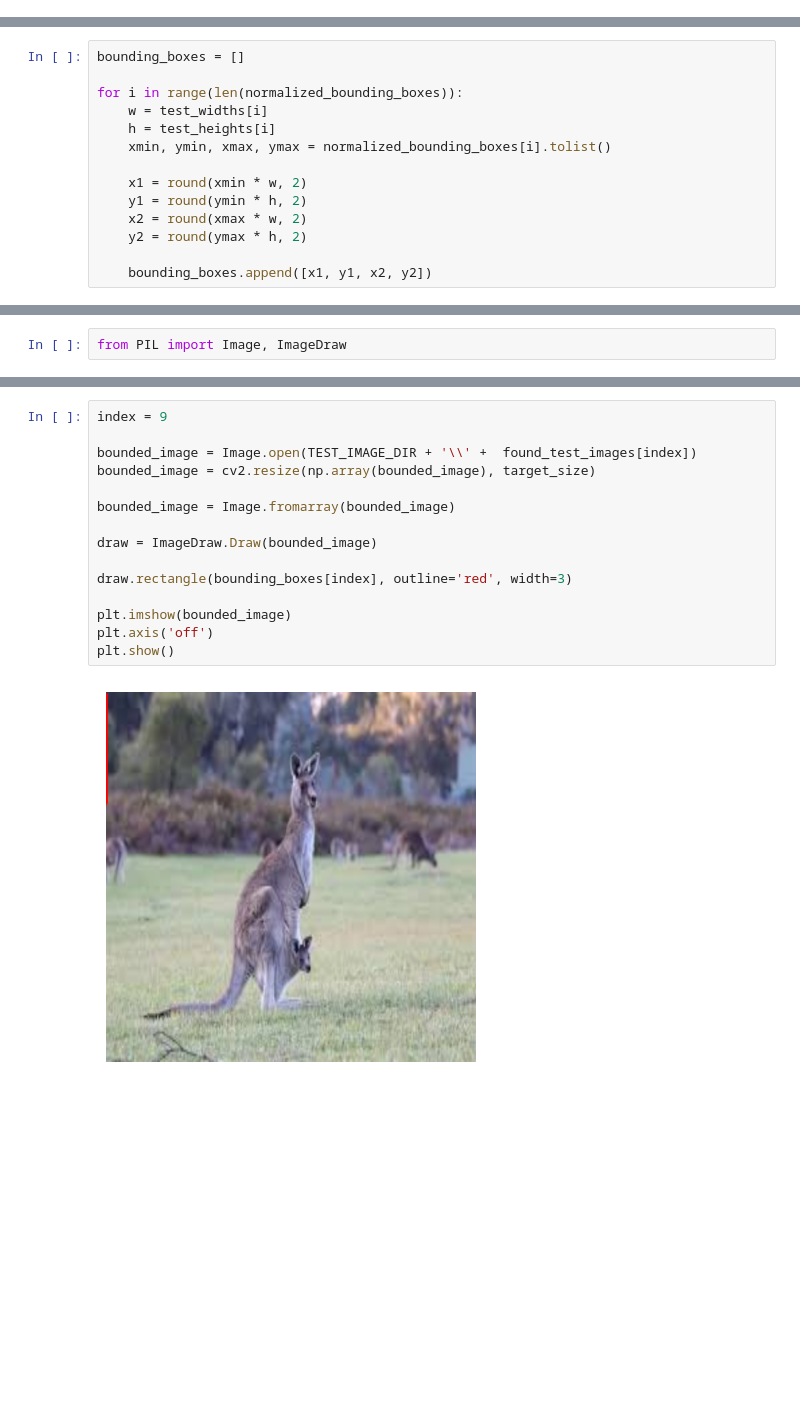
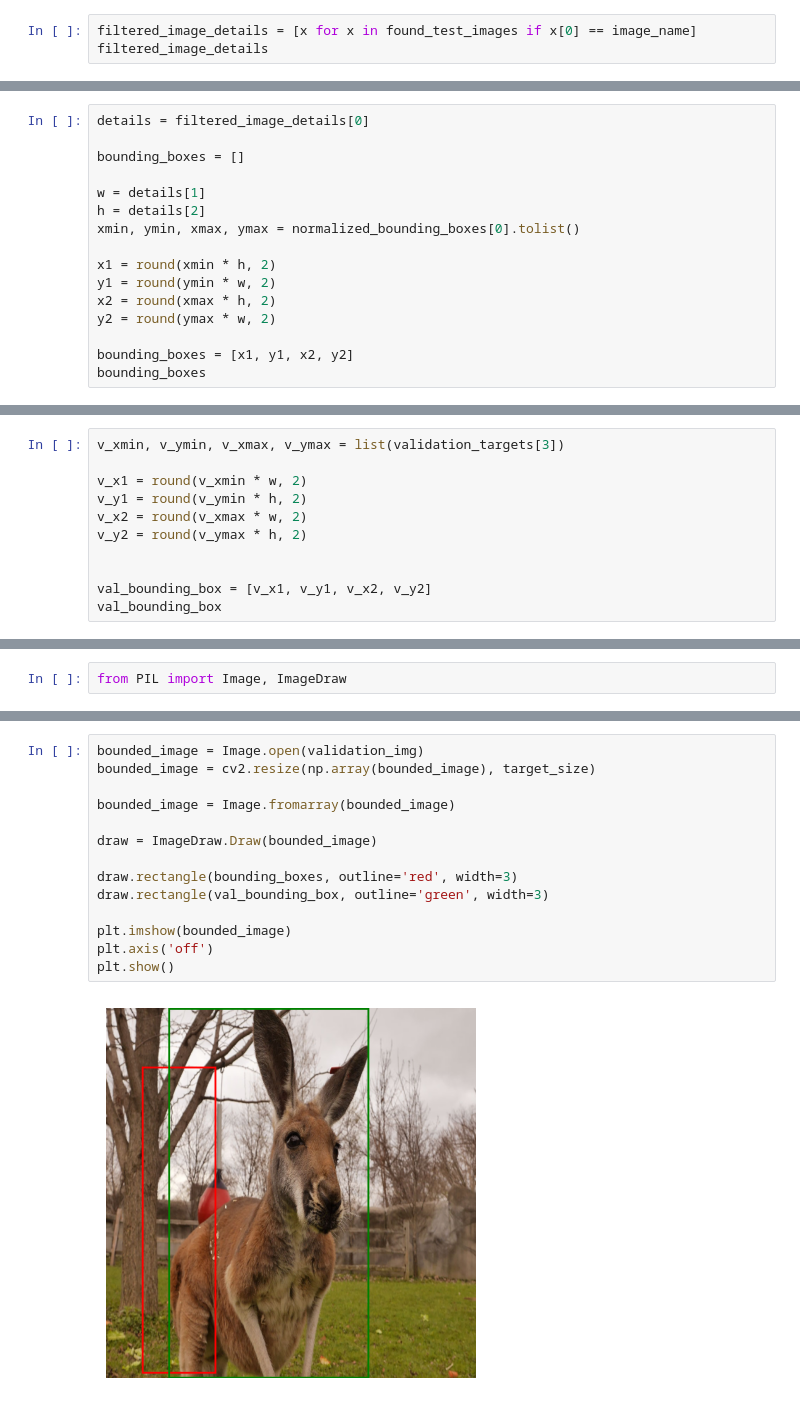
Before and after one commit to Eli-V-14/bounding-box-prediction, a Jupyter notebook: bounding-box.ipynb, the cells around one changed output, grey strips where cells are left out. Saved outputs shown, nothing was run; the diff lists cells and outputs as text; blank space fills up the shorter version.

```diff
--- a/bounding-box.ipynb
+++ b/bounding-box.ipynb
@@ -378,0 +371,3 @@ normalized_bounding_boxes[2].tolist()
+# %%
+filtered_image_details = [x for x in found_test_images if x[0] == image_name]
+filtered_image_details
@@ -379,14 +381,16 @@ normalized_bounding_boxes[2].tolist()
 # %%
+details = filtered_image_details[0]
+
 bounding_boxes = []
 
-for i in range(len(normalized_bounding_boxes)):
-    w = test_widths[i]
-    h = test_heights[i]
-    xmin, ymin, xmax, ymax = normalized_bounding_boxes[i].tolist()
+w = details[1]
+h = details[2]
+xmin, ymin, xmax, ymax = normalized_bounding_boxes[0].tolist()
 
-    x1 = round(xmin * w, 2)
-    y1 = round(ymin * h, 2)
-    x2 = round(xmax * w, 2)
-    y2 = round(ymax * h, 2)
+x1 = round(xmin * h, 2)
+y1 = round(ymin * w, 2)
+x2 = round(xmax * h, 2)
+y2 = round(ymax * w, 2)
 
-    bounding_boxes.append([x1, y1, x2, y2])
+bounding_boxes = [x1, y1, x2, y2]
+bounding_boxes
@@ -412,0 +399,11 @@ bounding_boxes
+# %%
+v_xmin, v_ymin, v_xmax, v_ymax = list(validation_targets[3])
+
+v_x1 = round(v_xmin * w, 2)
+v_y1 = round(v_ymin * h, 2)
+v_x2 = round(v_xmax * w, 2)
+v_y2 = round(v_ymax * h, 2)
+
+
+val_bounding_box = [v_x1, v_y1, v_x2, v_y2]
+val_bounding_box
@@ -415,17 +418,16 @@ from PIL import Image, ImageDraw
 # %%
-index = 9
-
-bounded_image = Image.open(TEST_IMAGE_DIR + '\\' +  found_test_images[index])
+bounded_image = Image.open(validation_img)
 bounded_image = cv2.resize(np.array(bounded_image), target_size)
 
 bounded_image = Image.fromarray(bounded_image)
 
 draw = ImageDraw.Draw(bounded_image)
 
-draw.rectangle(bounding_boxes[index], outline='red', width=3)
+draw.rectangle(bounding_boxes, outline='red', width=3)
+draw.rectangle(val_bounding_box, outline='green', width=3)
 
 plt.imshow(bounded_image)
 plt.axis('off')
 plt.show()
 # %% [output]
-[figure, old version]
+[figure, new version]
```
Also changed, not shown: parts of 31 cells of this notebook.
